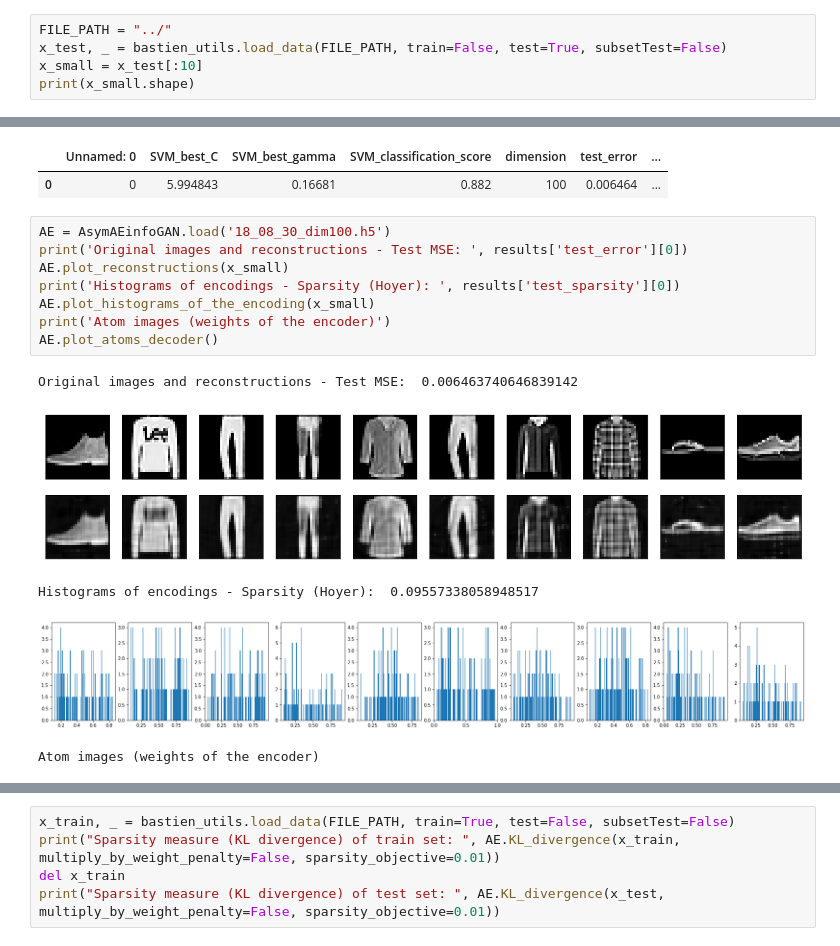
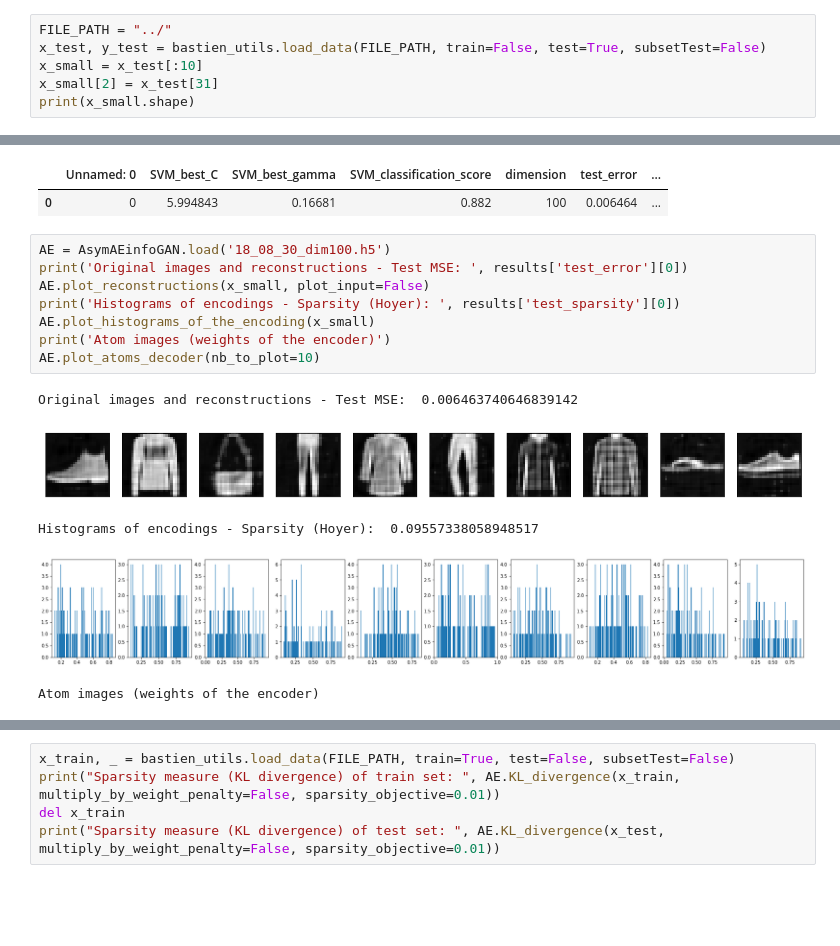
Before and after one commit to PonchonB/Mathematical_Morphologies_And_Deep_Learning, a Jupyter notebook: Notebooks/18_08_29_AsymAE_infoGAN.ipynb, the cells around one changed output, grey strips where cells are left out. Cells and saved outputs as stored; diff of their text form; blank space fills up the shorter version.

```diff
--- a/Notebooks/18_08_29_AsymAE_infoGAN.ipynb
+++ b/Notebooks/18_08_29_AsymAE_infoGAN.ipynb
@@ -24,8 +24,9 @@ Using TensorFlow backend.
 '2.2.0'
 # %%
 FILE_PATH = "../"
-x_test, _ = bastien_utils.load_data(FILE_PATH, train=False, test=True, subsetTest=False)
+x_test, y_test = bastien_utils.load_data(FILE_PATH, train=False, test=True, subsetTest=False)
 x_small = x_test[:10]
+x_small[2] = x_test[31]
 print(x_small.shape)
 # %% [output]
 (10, 28, 28, 1)
@@ -40,14 +41,14 @@ results
 # %%
 AE = AsymAEinfoGAN.load('18_08_30_dim100.h5')
 print('Original images and reconstructions - Test MSE: ', results['test_error'][0])
-AE.plot_reconstructions(x_small)
+AE.plot_reconstructions(x_small, plot_input=False)
 print('Histograms of encodings - Sparsity (Hoyer): ', results['test_sparsity'][0])
 AE.plot_histograms_of_the_encoding(x_small)
 print('Atom images (weights of the encoder)')
-AE.plot_atoms_decoder()
+AE.plot_atoms_decoder(nb_to_plot=10)
 # %% [output]
 Original images and reconstructions - Test MSE:  0.006463740646839142
-[figure, old version]
+[figure, new version]
 Histograms of encodings - Sparsity (Hoyer):  0.09557338058948517
-[figure, old version]
+[figure, new version]
 Atom images (weights of the encoder)
```
Also changed, not shown: parts of 4 cells of this notebook, 8 other files.
